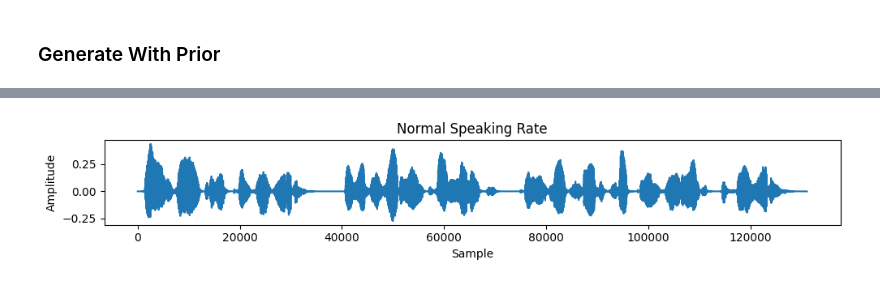
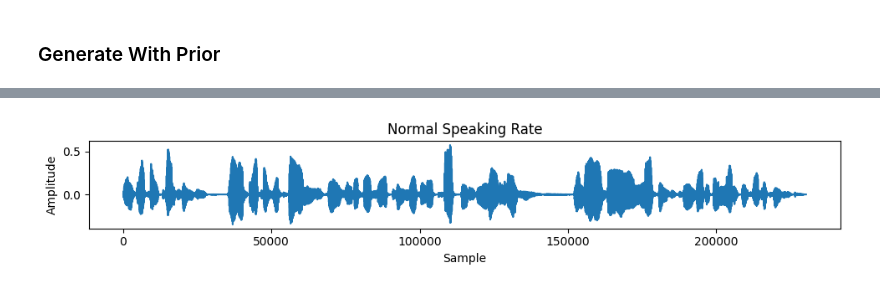
Before and after one commit to hmofid03/NeMo, a Jupyter notebook: t5tts_inference_clean_speaking_rate.ipynb, the cells around one changed output, grey strips where cells are left out. Saved outputs shown, nothing was run; the diff lists cells and outputs as text; code cells hidden in the pictures.

```diff
--- a/t5tts_inference_clean_speaking_rate.ipynb
+++ b/t5tts_inference_clean_speaking_rate.ipynb
@@ -21,7 +21,7 @@ torch.cuda.ipc_collect()
 
 #######################################################################################################################################################
 hparams_file = "/data/hparams.yaml"
-checkpoint_file = "/data/magpieTTS--val_loss=9.5760-epoch=119.ckpt"
+checkpoint_file = "/data/magpieTTS--val_loss=9.4395-epoch=199.ckpt"
 
 # codecmodel_path = "/datap/misc/checkpoints/AudioCodec_21Hz_no_eliz.nemo"
 codecmodel_path = "/data/21fps_causal_codecmodel.nemo"
@@ -171,14 +171,16 @@ audio_base_dir = "/"
 #zh_siwei = "/home/lustre/fs12/portfolios/edgeai/users/mdesta/utils/SIWEI_RETAIL_00001.wav"
 
 #In different countries, there are different requirements for an individual to legally practice neurosurgery, and there are varying methods through which they must be educated.
+# This is amazing.
+# Got you those sandwiches quickly. 5 words
 test_entries = [
 
     #
     #I am going to repeat your order. It will be ready in ten minutes, please make sure to check the ingredients before eating.
 
     create_record(
-        text="I am going to repeat your order. It will be ready in ten minutes, please make sure to check the ingredients before eating.",
-        context_text="Speaker and Emotion: | Language:en Dataset:RivaTTS Speaker:Rodney | Emotion:other |",
+        text="In different countries, there are different requirements for an individual to legally practice neurosurgery, and there are varying methods through which they must be educated.",
+        context_text="Speaker and Emotion: | Language:en Dataset:RivaTTS Speaker:Sean | Emotion:Additional |",
     ),
 
 ]
@@ -323,10 +330,75 @@ import soundfile as sf
 # Define speaking rates with user-friendly labels
 
 speaking_rates = {
-    "slower": -1.0,
+    "slower": -0.3,
     "Normal": 0.5,
-    "fast": 0.8
+    "fast": 1.0
 }
+
+# 3 word utterances, Sean
+#speaking_rates = {
+#    "slower": -0.9,
+#    "Normal": 0.2,
+#    "fast": 1.0
+#}
+
+# 4 word utterances, Sean
+#speaking_rates = {
+#    "slower": -0.9,
+#    "Normal": 0.3,  -----.> difference is here 3 vs 4 words
+#    "fast": 1.0
+#}
+
+# 5 word utterances, Sean??
+#speaking_rates = {
+#    "slower": -0.9
+#    "Normal": 0.4,
+#    "fast": 1.0
+#}
+
+# 6 word utterances, Sean
+#speaking_rates = {
+#    "slower": -0.6,
+#    "Normal": 0.3,
+#    "fast": 1.0
+#}
+
+# 10 word utterances, Sean
+#speaking_rates = {
+ #   "slower": -0.2,or -0.3
+ #   "Normal": 0.6, or 0.5 is fine
+ #   "fast": 1.0
+#}
+
+
+# EMMA THESE ARE GOOD RATES. FOR SLOW, EITHER CHOOSE -0.1 OR 0.0. could even say -0.1 is x-slow.
+#speaking_rates = {
+#    "slower": 0.0,
+ #   "Normal": 0.5,
+#    "fast": 1.0
+#}
+
+# SEAN CORRECT GOOD SPEAKING RATES, AND MAKE SURE CFG ON FOR THE LATEST RYAN CODE V2. works well for longer utterances
+#speaking_rates = {
+#    "slower": -0.3,
+#    "Normal": 0.5,
+ #   "fast": 1.0
+#}
+
+# MEGAN THESE ARE GOOD RATES. FOR SLOW, 0.0.
+#speaking_rates = {
+#    "slower": 0.0,
+ #   "Normal": 0.5,
+#    "fast": 1.0
+#}
+
+# TOM BELOW SOUNDS GOOD
+#speaking_rates = {
+ #   "slower": -0.3,
+ #   "Normal": 0.3,
+#    "fast": 1.0
+#}
+
 
 # Create a results table
 results_table = []
@@ -353,7 +425,7 @@ for bidx, batch in enumerate(test_data_loader):
             max_decoder_steps=440,
             temperature=0.7,
             topk=80,
-            use_cfg=False, # set use cfg to false
+            use_cfg=True,
             cfg_scale=2.5,
             prior_epsilon=0.1,
             lookahead_window_size=5,
@@ -500,3 +578,3 @@ All ends reached
 [interactive output not drawn]
-[figure, old version]
+[figure, new version]
 ------------------------------------
```
Also changed, not shown: parts of 4 cells of this notebook, 3 other files.
